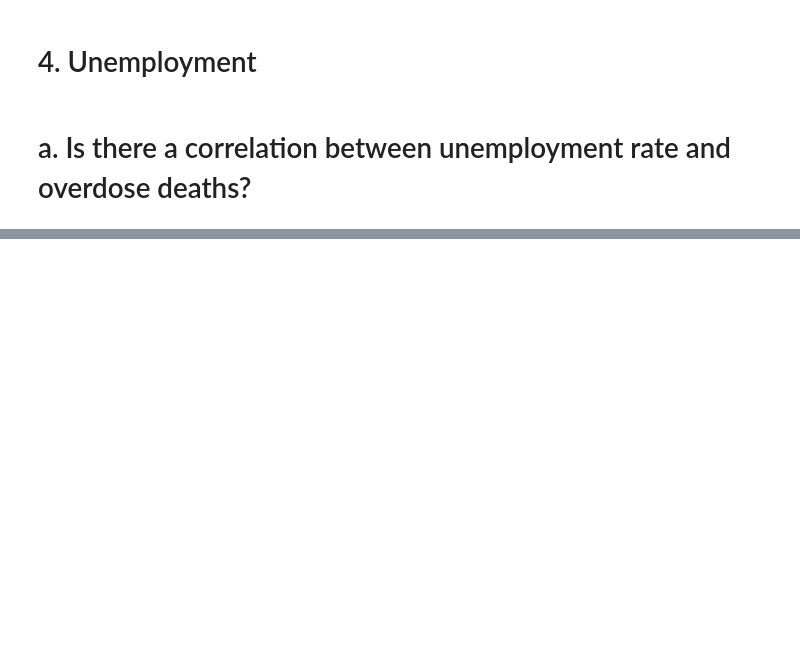
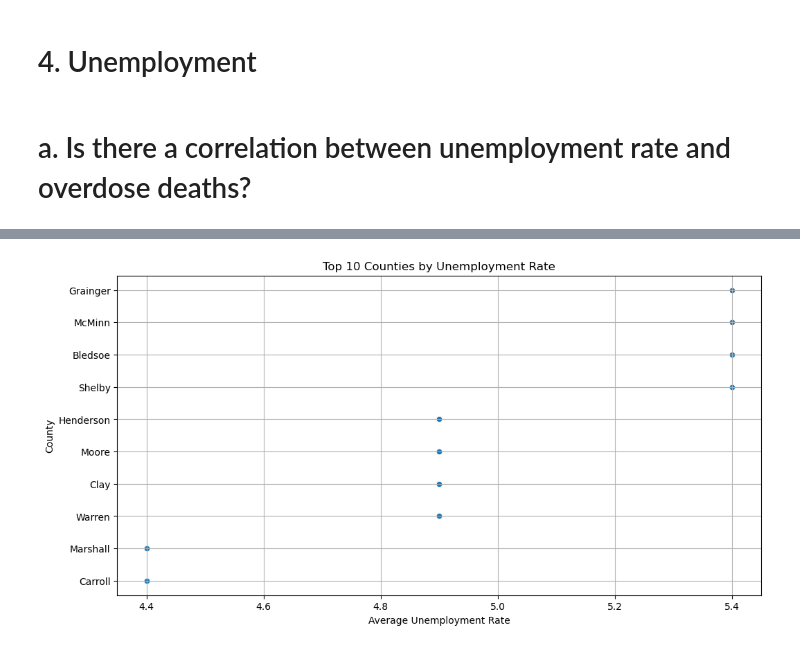
Before and after one commit to NSS-Full-Time-Data-Analytics-14/nss-full-time-data-analytics-14-classroom-2c9fa0-prescription_drugs_python-python_prescribers, a Jupyter notebook: notebooks/prescribers_ns.ipynb, the cells around one changed output, grey strips where cells are left out. Saved outputs shown, nothing was run; the diff lists cells and outputs as text; code cells hidden in the pictures; blank space fills up the shorter version.

```diff
--- a/notebooks/prescribers_ns.ipynb
+++ b/notebooks/prescribers_ns.ipynb
@@ -262,6 +255,6 @@ print(overdose_summary.describe())
 # %%
-unemployment_data = pd.read_csv(r"C:\Users\datan\OneDrive\Desktop\NSS\DDA14\Python\data\tn_unemployment_pandas_edit.csv")
+unemployment_data = pd.read_csv(r"C:\Users\datan\OneDrive\Desktop\NSS\DDA14\Python\geospatial-data-nik\data\unemployment.csv")
 
-# aggregating unemployment data by county
-unemployment_summary = unemployment_data.groupby('Name').agg(avg_unemployment_rate=('unemployment_rate', 'mean')).reset_index()
+
+unemployment_summary = unemployment_data.groupby('COUNTY').agg(avg_unemployment_rate=('unemployment_rate', 'mean')).reset_index()
 print(unemployment_summary.describe())
@@ -320,0 +341,10 @@ plt.show()
+# %%
+plt.figure(figsize=(12, 6))
+sns.scatterplot(x='avg_unemployment_rate', y='COUNTY', data=high_risk_unemployment)
+plt.title('Top 10 Counties by Unemployment Rate')
+plt.xlabel('Average Unemployment Rate')
+plt.ylabel('County')
+plt.grid(True)
+plt.show()
+# %% [output]
+[figure, added]
```
Also changed, not shown: parts of 20 cells of this notebook.
